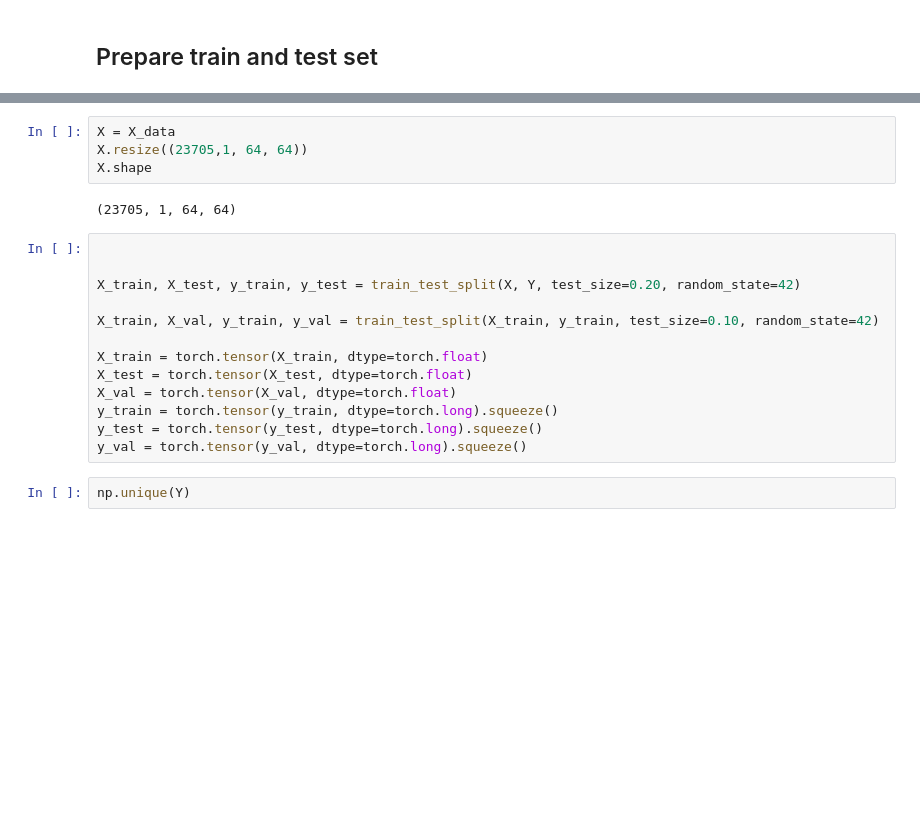
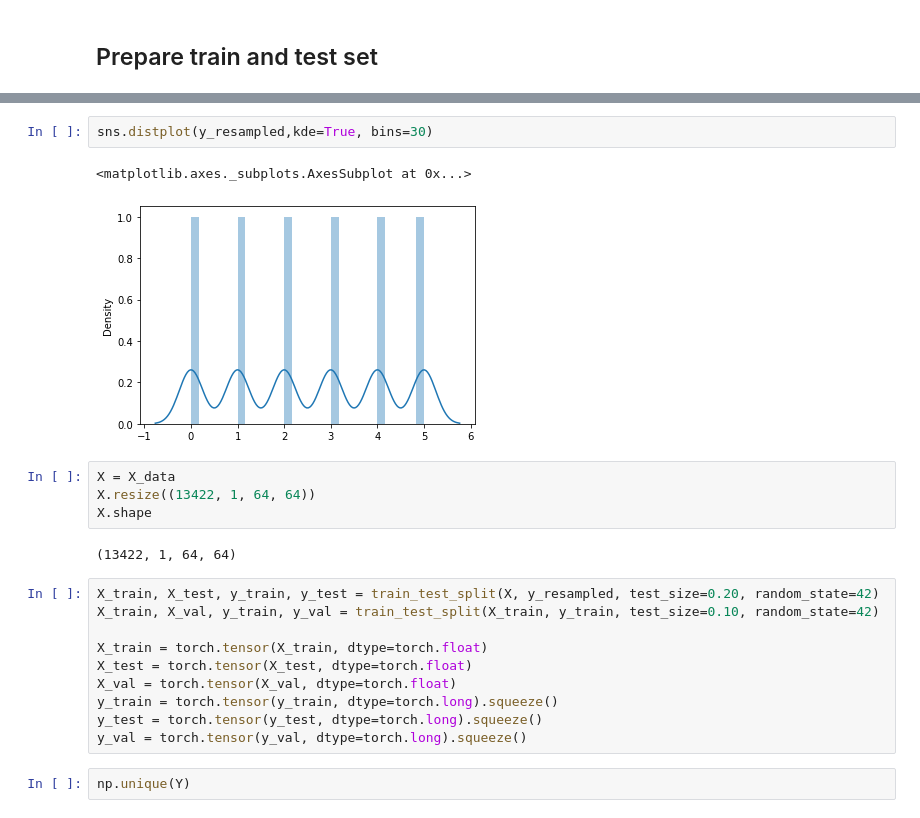
Before and after one commit to PlevanTem/02582-case2-UTKFace, a Jupyter notebook: main.ipynb, the cells around one changed output, grey strips where cells are left out. Cells and saved outputs as stored; diff of their text form; blank space fills up the shorter version.

```diff
--- a/main.ipynb
+++ b/main.ipynb
@@ -64,14 +118,16 @@ Y = encoder.transform(data["age_group"])
+# %%
+sns.distplot(y_resampled,kde=True, bins=30)
+# %% [output]
+<matplotlib.axes._subplots.AxesSubplot at 0x...>
+[figure, added]
 # %%
 X = X_data
-X.resize((23705,1, 64, 64))
+X.resize((13422, 1, 64, 64))
 X.shape
 # %% [output]
-(23705, 1, 64, 64)
+(13422, 1, 64, 64)
 # %%
-
-
-X_train, X_test, y_train, y_test = train_test_split(X, Y, test_size=0.20, random_state=42)
-
+X_train, X_test, y_train, y_test = train_test_split(X, y_resampled, test_size=0.20, random_state=42)
 X_train, X_val, y_train, y_val = train_test_split(X_train, y_train, test_size=0.10, random_state=42)
 
 X_train = torch.tensor(X_train, dtype=torch.float)
```
Also changed, not shown: parts of 18 cells of this notebook.
